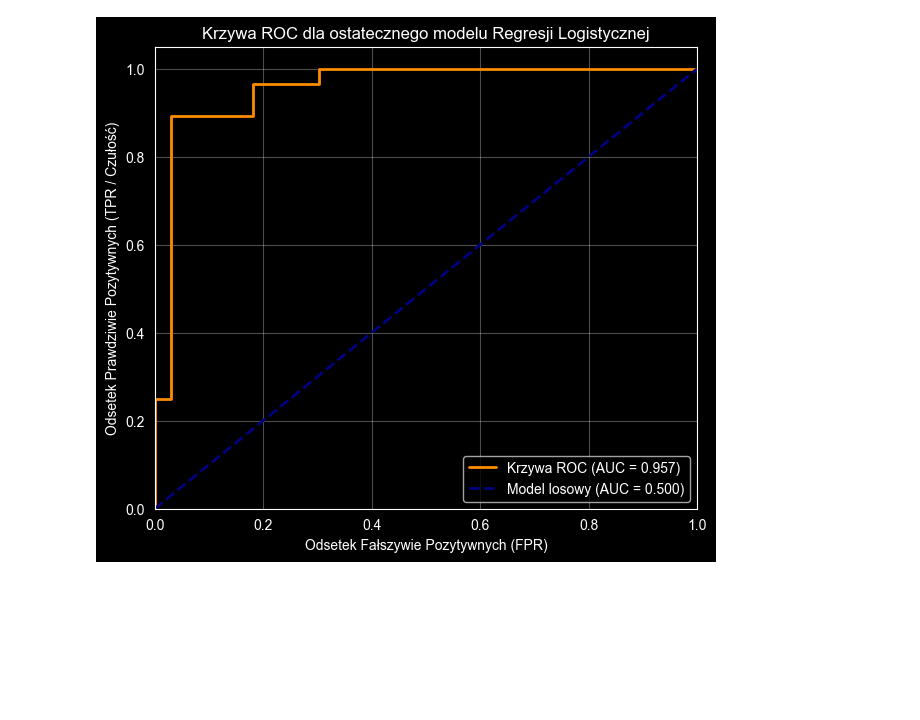
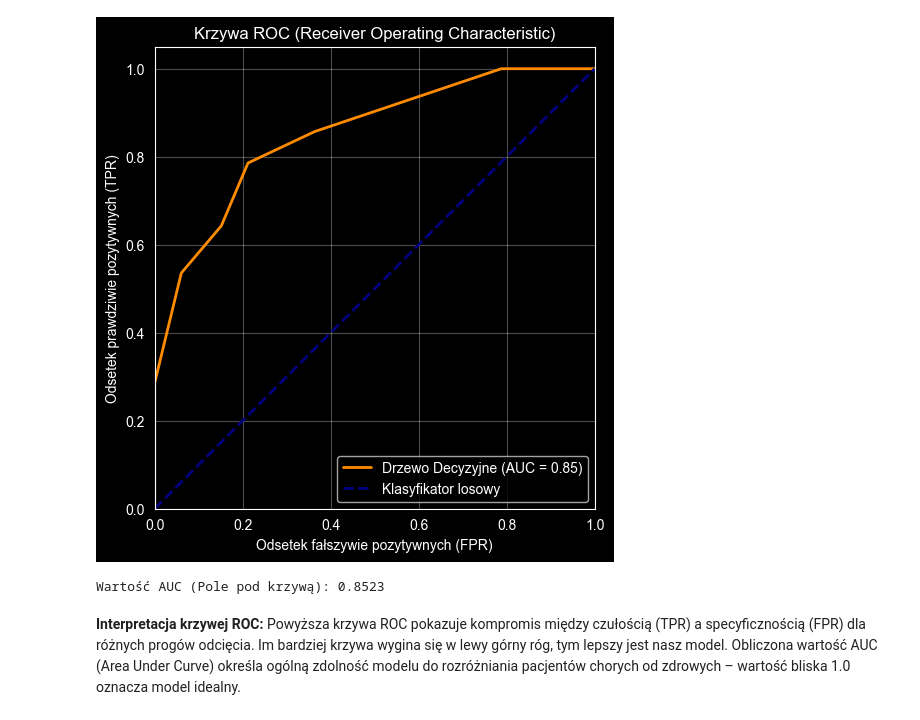
Before and after one commit to Krystian-0/PMN-26L-Iris-KMeans, a Jupyter notebook: Task_2/analiza_serca.ipynb, the cells around one changed output. Cells and saved outputs as stored; diff of their text form; code cells hidden in the pictures; blank space fills up the shorter version.

Commit message:
Poprawka grupy na Drzewa Decyzyjne: podzia na funkcje, automatyczny dobór parametrów i PCA

```diff
--- a/Task_2/analiza_serca.ipynb
+++ b/Task_2/analiza_serca.ipynb
@@ -141,0 +229,17 @@ Na koniec wytrenujemy model z optymalnym parametrem i wykreślimy **krzywą ROC*
+# %%
+best_model = DecisionTreeClassifier(max_depth=opt_depth, criterion=opt_crit, random_state=42)
+best_model.fit(X_train_scaled, y_train)
+
+y_probs = best_model.predict_proba(X_test_scaled)[:, 1]
+fpr, tpr, _ = roc_curve(y_test, y_probs)
+roc_auc = auc(fpr, tpr)
+
+plt.figure(figsize=(7, 5))
+plt.plot(fpr, tpr, color='blue', lw=2, label=f'ROC curve (area = {roc_auc:.2f})')
+plt.plot([0, 1], [0, 1], color='gray', linestyle='--')
+plt.xlabel('False Positive Rate')
+plt.ylabel('True Positive Rate')
+plt.title('Krzywa ROC dla optymalnego Drzewa Decyzyjnego')
+plt.legend(loc="lower right")
+plt.grid(alpha=0.3)
+plt.show()
@@ -142,26 +248,35 @@ Na koniec wytrenujemy model z optymalnym parametrem i wykreślimy **krzywą ROC*
 # %%
-def plot_roc_curve(model, X_test, y_test):
-    """Oblicza i rysuje krzywą ROC oraz pole AUC."""
-    y_probs = model.predict_proba(X_test)[:, 1]
+`import matplotlib.pyplot as plt
+from sklearn.tree import DecisionTreeClassifier
+from sklearn.metrics import roc_curve, auc, RocCurveDisplay
 
-    fpr, tpr, thresholds = roc_curve(y_test, y_probs)
-    roc_auc = auc(fpr, tpr)
+opt_depth = 3
+best_tree = DecisionTreeClassifier(max_depth=opt_depth, criterion='entropy', random_state=42)
+best_tree.fit(X_train_scaled, y_train)
 
-    plt.figure(figsize=(7, 6))
-    plt.plot(fpr, tpr, color='darkorange', lw=2, label=f'Krzywa ROC (AUC = {roc_auc:.3f})')
-    plt.plot([0, 1], [0, 1], color='navy', lw=2, linestyle='--', label='Model losowy (AUC = 0.500)')
-    plt.xlim([0.0, 1.0])
-    plt.ylim([0.0, 1.05])
-    plt.xlabel('Odsetek Fałszywie Pozytywnych (FPR)')
-    plt.ylabel('Odsetek Prawdziwie Pozytywnych (TPR / Czułość)')
-    plt.title('Krzywa ROC dla ostatecznego modelu Regresji Logistycznej')
-    plt.legend(loc="lower right")
-    plt.grid(alpha=0.3)
-    plt.show()
+y_probs = best_tree.predict_proba(X_test_scaled)[:, 1]
 
-best_model = LogisticRegression(C=1, max_iter=1000, random_state=42)
-best_model.fit(X_train, y_train)
+fpr, tpr, thresholds = roc_curve(y_test, y_probs)
+roc_auc = auc(fpr, tpr)
 
-plot_roc_curve(best_model, X_test, y_test)
+plt.figure(figsize=(8, 6))
+display = RocCurveDisplay(fpr=fpr, tpr=tpr, roc_auc=roc_auc, estimator_name='Drzewo Decyzyjne')
+display.plot(ax=plt.gca(), color='darkorange', lw=2)
+
+plt.plot([0, 1], [0, 1], color='navy', lw=2, linestyle='--', label='Klasyfikator losowy')
+plt.xlim([0.0, 1.0])
+plt.ylim([0.0, 1.05])
+plt.xlabel('Odsetek fałszywie pozytywnych (FPR)')
+plt.ylabel('Odsetek prawdziwie pozytywnych (TPR)')
+plt.title('Krzywa ROC (Receiver Operating Characteristic)')
+plt.legend(loc="lower right")
+plt.grid(True, alpha=0.3)
+plt.show()
+
+print(f"Wartość AUC (Pole pod krzywą): {roc_auc:.4f}")
 # %% [output]
-[figure, old version]
+[figure, new version]
+Wartość AUC (Pole pod krzywą): 0.8523
+# %% [markdown]
+**Interpretacja krzywej ROC:**
+Powyższa krzywa ROC pokazuje kompromis między czułością (TPR) a specyficznością (FPR) dla różnych progów odcięcia. Im bardziej krzywa wygina się w lewy górny róg, tym lepszy jest nasz model. Obliczona wartość AUC (Area Under Curve) określa ogólną zdolność modelu do rozróżniania pacjentów chorych od zdrowych – wartość bliska 1.0 oznacza model idealny.
```
Also changed, not shown: parts of 15 cells of this notebook, 1 other file.
